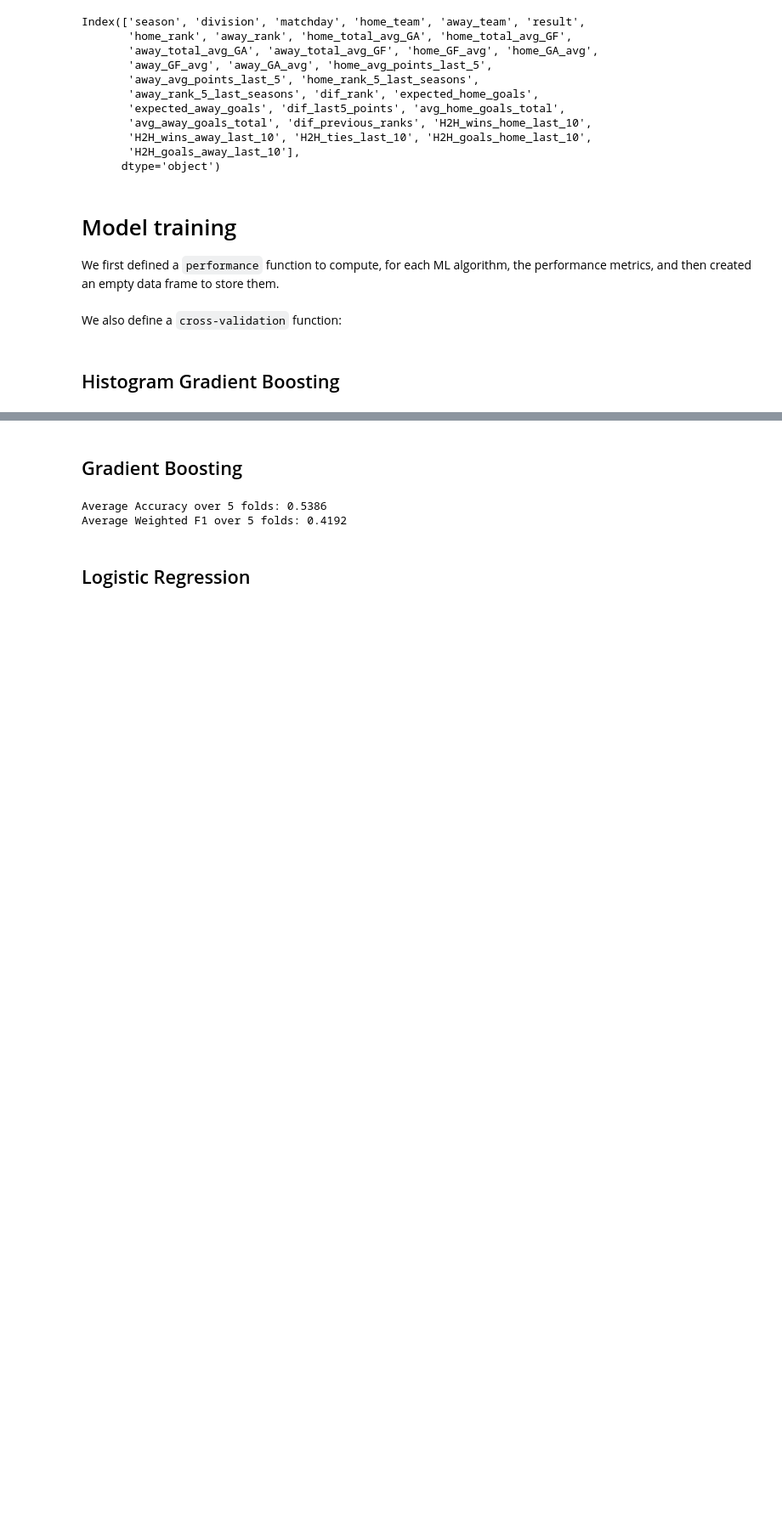
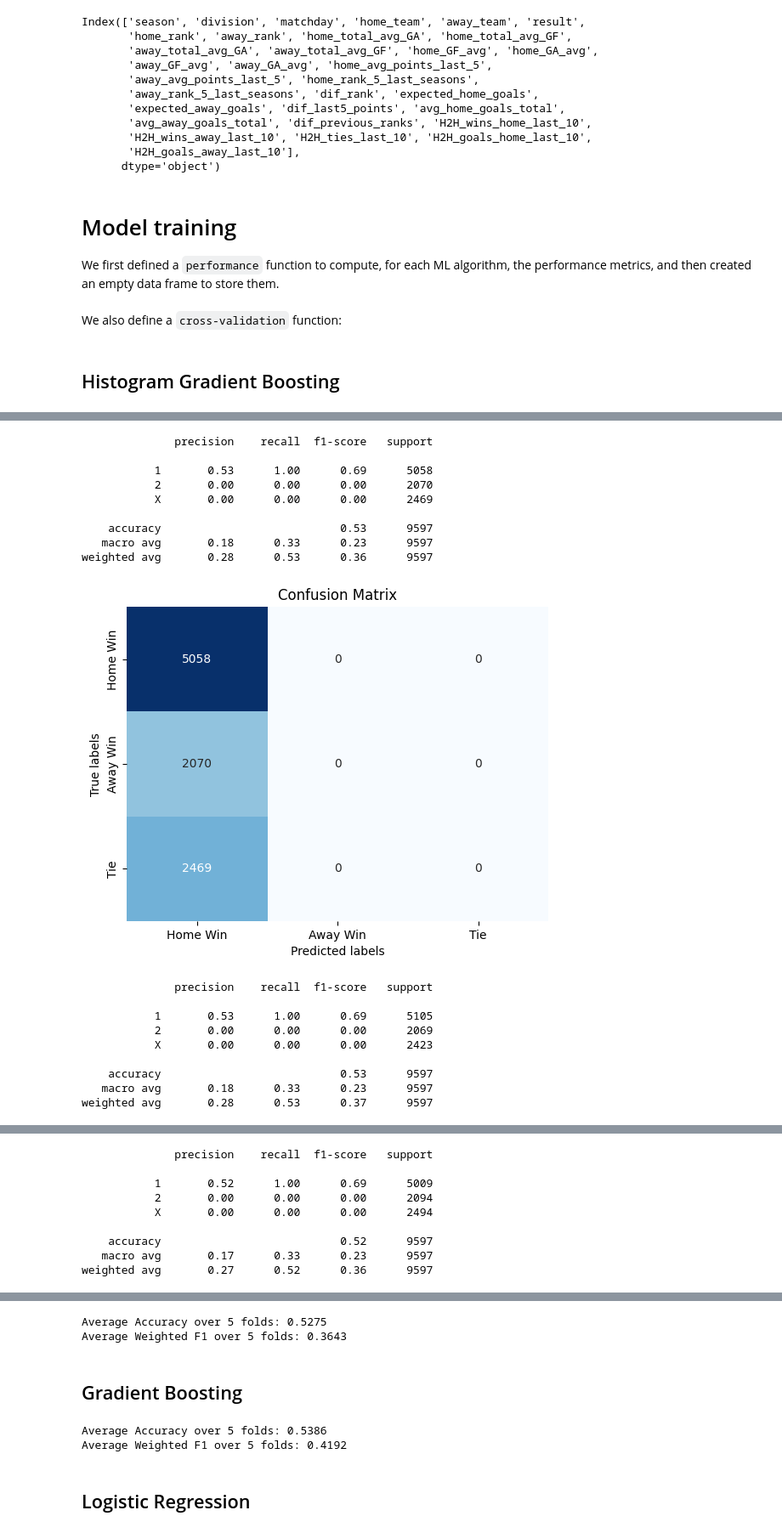
Before and after one commit to ManuIluro22/LaLiga, a Jupyter notebook: analysis/ModelAnalysis.ipynb, the cells around one changed output, grey strips where cells are left out. Shown at 85% size. Drawn from its saved outputs; the diff is of its cells as text; code cells hidden in the pictures; blank space fills up the shorter version.

Commit message:
Added CV, Grid_Search, f1_score

```diff
--- a/analysis/ModelAnalysis.ipynb
+++ b/analysis/ModelAnalysis.ipynb
@@ -468,15 +469,15 @@ y = df["result"]
 We first defined a `performance` function to compute, for each ML algorithm, the performance metrics, and then created an empty data frame to store them.
 # %%
 # Empty df to store the performance of the different models
-models_performance = pd.DataFrame(columns=['model', 'cv_avg_accuracy','cv_avg_weighted_f1'])
+models_performance = pd.DataFrame(columns=['model', 'cv_avg_accuracy', 'weighted_f1', 'best_parameters'])
 # %%
 def performance(model, y_test, y_pred, plot=True):
     # Classificatin Report shows some metrics to evaluate the model performance
     class_report = classification_report(y_test, y_pred, output_dict=True)
     accuracy = class_report['accuracy']
-    wieghted_avg_f1 = class_report['weighted avg']['f1-score']
+    weighted_avg_f1 = class_report['weighted avg']['f1-score']
+
     if (plot):
-
         print(classification_report(y_test, y_pred))
         # Plot Confusion Matrix
         labels = ["Home Win", "Away Win", "Tie"]
@@ -488,11 +489,18 @@ def performance(model, y_test, y_pred, plot=True):
         plt.title('Confusion Matrix')
         plt.show()
 
-    return accuracy, wieghted_avg_f1
+    return accuracy, weighted_avg_f1
 # %% [markdown]
 We also define a `cross-validation` function:
 # %%
-def cross_val(model, X, y, k=5, plot=True):
+def cross_val(model, X, y, param_grid, k=5, plot=True):
+
+    grid_search = GridSearchCV(model, param_grid, cv=k, scoring='accuracy', n_jobs=-1)
+
+    grid_search.fit(X, y)
+
+    best_model = grid_search.best_estimator_
+    best_estimators = grid_search.best_params_
 
     kf = KFold(n_splits=k, shuffle=True, random_state=1)
 
@@ -503,12 +511,13 @@ def cross_val(model, X, y, k=5, plot=True):
         X_train, X_test = X.iloc[train_index,:], X.iloc[test_index,:]
         y_train, y_test = y.iloc[train_index], y.iloc[test_index]
 
-        model.fit(X_train, y_train)
-        y_pred = model.predict(X_test)
+        best_model.fit(X_train, y_train)
+        y_pred = best_model.predict(X_test)
 
-        accuracy,wieghted_avg_f1 = performance(model, y_test, y_pred, plot)
+        accuracy, weighted_avg_f1 = performance(model, y_test, y_pred, plot)
         fold_accuracies.append(accuracy)
-        fold_f1.append(wieghted_avg_f1)
+        fold_f1.append(weighted_avg_f1)
+
     # Calculate and print average accuracy
     cv_avg_accuracy = np.mean(fold_accuracies)
     cv_avg_weighted_f1 = np.mean(fold_f1)
@@ -516,10 +525,6 @@ def cross_val(model, X, y, k=5, plot=True):
     print(f"Average Weighted F1 over {k} folds: {cv_avg_weighted_f1:.4f}")
 
 
-    return cv_avg_accuracy,cv_avg_weighted_f1
+    return best_estimators, cv_avg_accuracy, cv_avg_weighted_f1
 # %% [markdown]
 ## Histogram Gradient Boosting
-# %%
-hgb_model = HistGradientBoostingClassifier()
-hgb_mean_score, hgb_mean_weighted_f1 = cross_val(hgb_model, X, y, plot = True)
-models_performance.loc[len(models_performance)] = [type(hgb_model).__name__, hgb_mean_score,hgb_mean_weighted_f1]
@@ -578,0 +531,33 @@ Average Weighted F1 over 5 folds: 0.4228
+# %%
+param_grid = {
+    'learning_rate': [0.01, 0.05, 0.1, 0.2],
+    'max_iter': [100, 200, 300, 500],
+    'max_depth': [None, 10, 20],
+    'l2_regularization': [0, 0.1, 0.5, 1.0],
+    'early_stopping': [True],
+    'scoring': ['accuracy'],
+}
+hgb_model = HistGradientBoostingClassifier()
+hgb_param, hgb_accuracy, hgb_f1_score = cross_val(hgb_model, X, y, param_grid)
+models_performance.loc[len(models_performance)] = [type(hgb_model).__name__, hgb_accuracy,
+                                                   hgb_f1_score, hgb_param]
+# %% [output]
+              precision    recall  f1-score   support
+
+           1       0.53      1.00      0.69      5058
+           2       0.00      0.00      0.00      2070
+           X       0.00      0.00      0.00      2469
+
+    accuracy                           0.53      9597
+   macro avg       0.18      0.33      0.23      9597
+weighted avg       0.28      0.53      0.36      9597
+[figure, added]
+              precision    recall  f1-score   support
+
+           1       0.53      1.00      0.69      5105
+           2       0.00      0.00      0.00      2069
+           X       0.00      0.00      0.00      2423
+
+    accuracy                           0.53      9597
+   macro avg       0.18      0.33      0.23      9597
+weighted avg       0.28      0.53      0.37      9597
@@ -578,0 +565,9 @@ Average Weighted F1 over 5 folds: 0.4228
+              precision    recall  f1-score   support
+
+           1       0.52      1.00      0.69      5009
+           2       0.00      0.00      0.00      2094
+           X       0.00      0.00      0.00      2494
+
+    accuracy                           0.52      9597
+   macro avg       0.17      0.33      0.23      9597
+weighted avg       0.27      0.52      0.36      9597
@@ -579,3 +595,5 @@ Average Weighted F1 over 5 folds: 0.4228
+Average Accuracy over 5 folds: 0.5275
+Average Weighted F1 over 5 folds: 0.3643
 # %% [markdown]
 ## Gradient Boosting
 # %%
```
Also changed, not shown: parts of 12 cells of this notebook.
